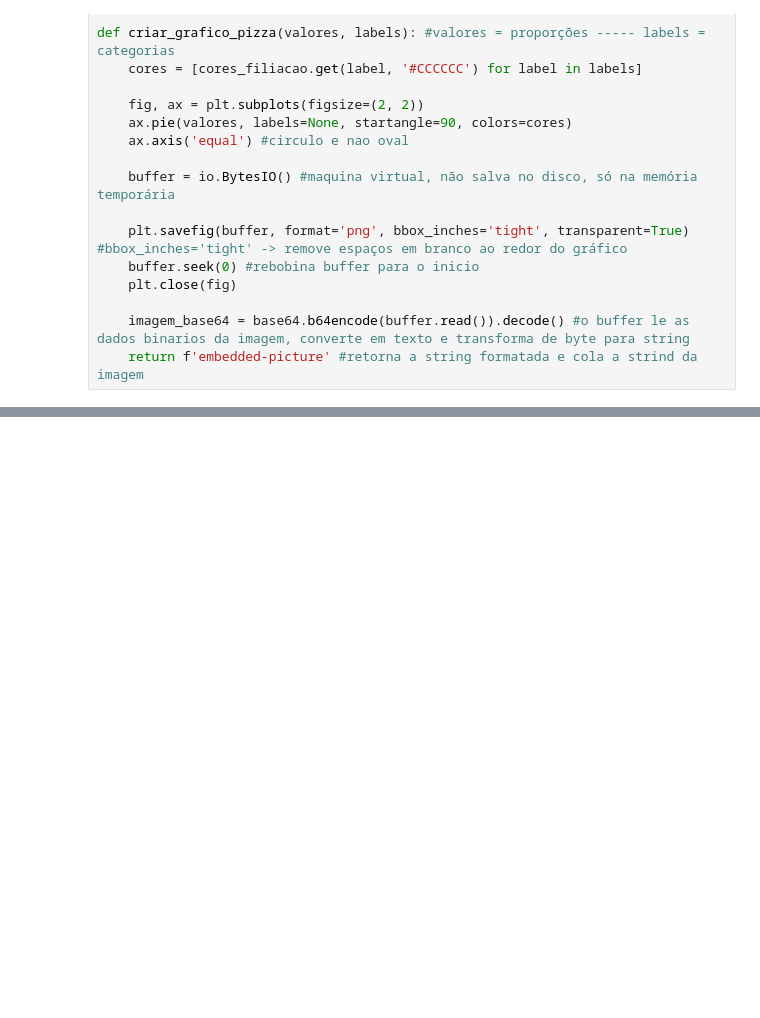
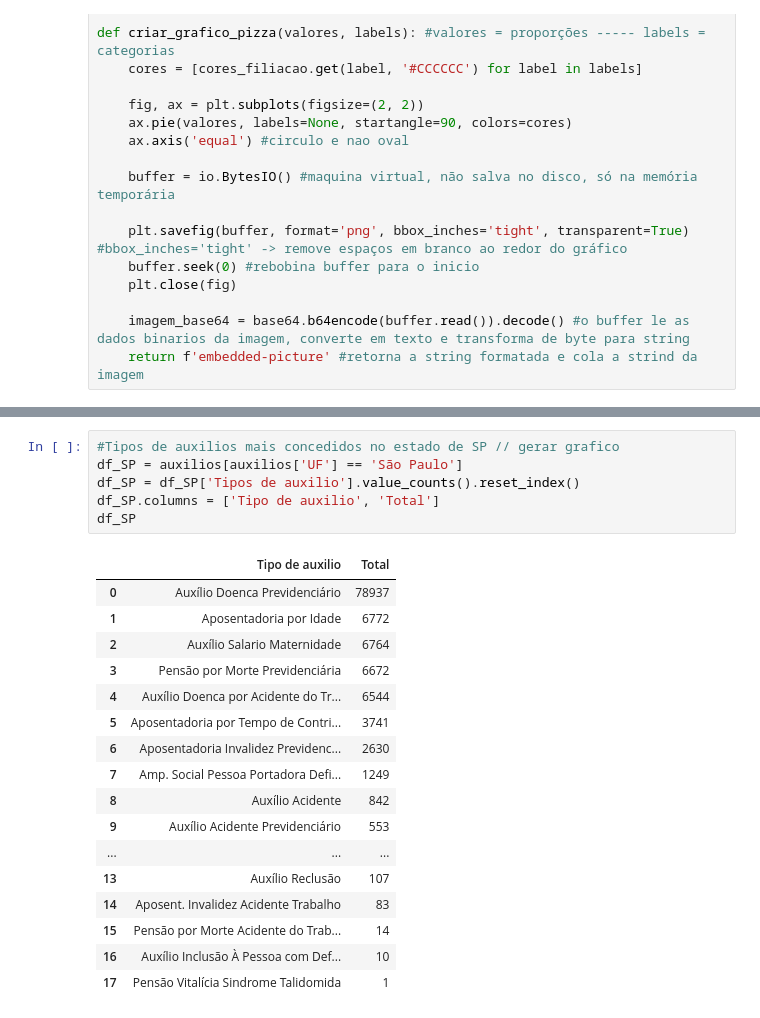
Before and after one commit to Estressei/ProjetoTrilhaDados, a Jupyter notebook: main.ipynb, the cells around one changed output, grey strips where cells are left out. Drawn from its saved outputs; the diff is of its cells as text; blank space fills up the shorter version.

```diff
--- a/main.ipynb
+++ b/main.ipynb
@@ -288,0 +362,24 @@ plt.show()
+# %%
+#Tipos de auxilios mais concedidos no estado de SP // gerar grafico
+df_SP = auxilios[auxilios['UF'] == 'São Paulo']
+df_SP = df_SP['Tipos de auxilio'].value_counts().reset_index()
+df_SP.columns = ['Tipo de auxilio', 'Total']
+df_SP
+# %% [output]
+|  | Tipo de auxilio | Total |
+| 0 | Auxílio Doenca Previdenciário | 78937 |
+| 1 | Aposentadoria por Idade | 6772 |
+| 2 | Auxílio Salario Maternidade | 6764 |
+| 3 | Pensão por Morte Previdenciária | 6672 |
+| 4 | Auxílio Doenca por Acidente do Tr... | 6544 |
+| 5 | Aposentadoria por Tempo de Contri... | 3741 |
+| 6 | Aposentadoria Invalidez Previdenc... | 2630 |
+| 7 | Amp. Social Pessoa Portadora Defi... | 1249 |
+| 8 | Auxílio Acidente | 842 |
+| 9 | Auxílio Acidente Previdenciário | 553 |
+| ... | ... | ... |
+| 13 | Auxílio Reclusão | 107 |
+| 14 | Aposent. Invalidez Acidente Trabalho | 83 |
+| 15 | Pensão por Morte Acidente do Trab... | 14 |
+| 16 | Auxílio Inclusão À Pessoa com Def... | 10 |
+| 17 | Pensão Vitalícia Sindrome Talidomida | 1 |
```
Also changed, not shown: parts of 49 cells of this notebook, 1 other file.
